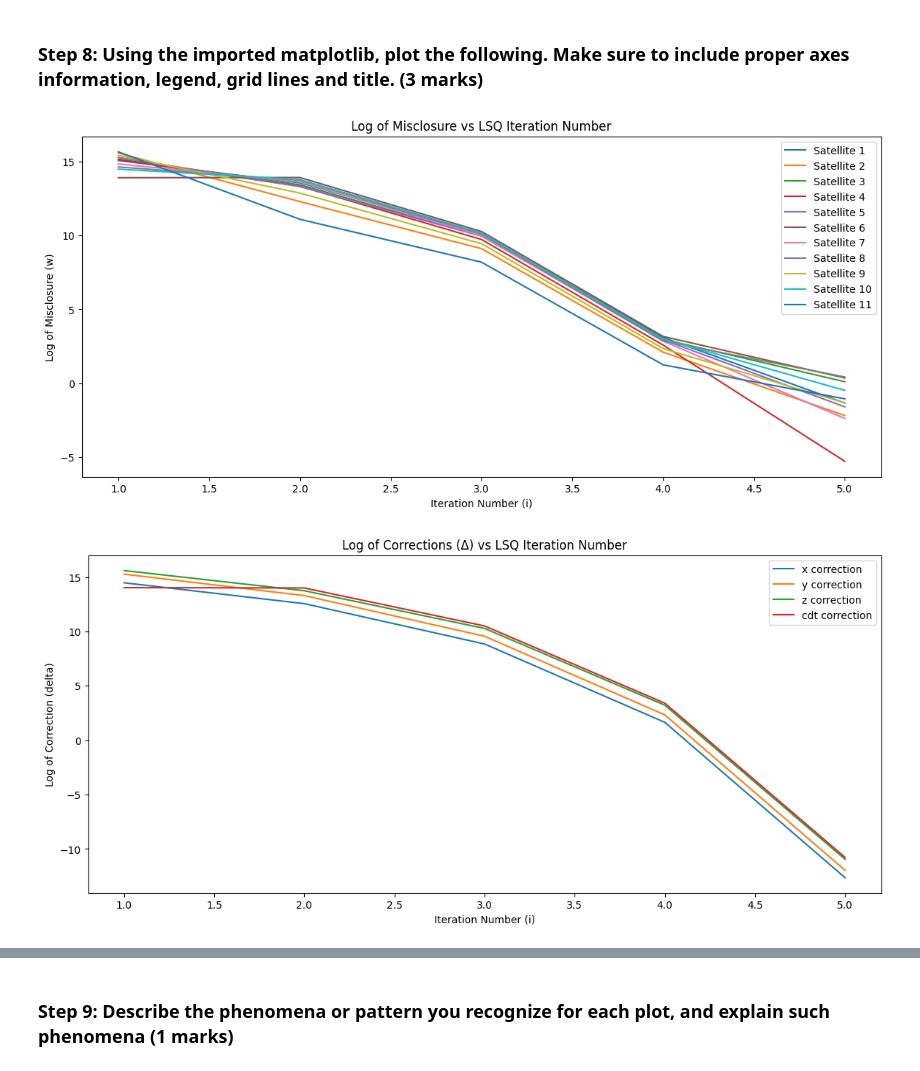
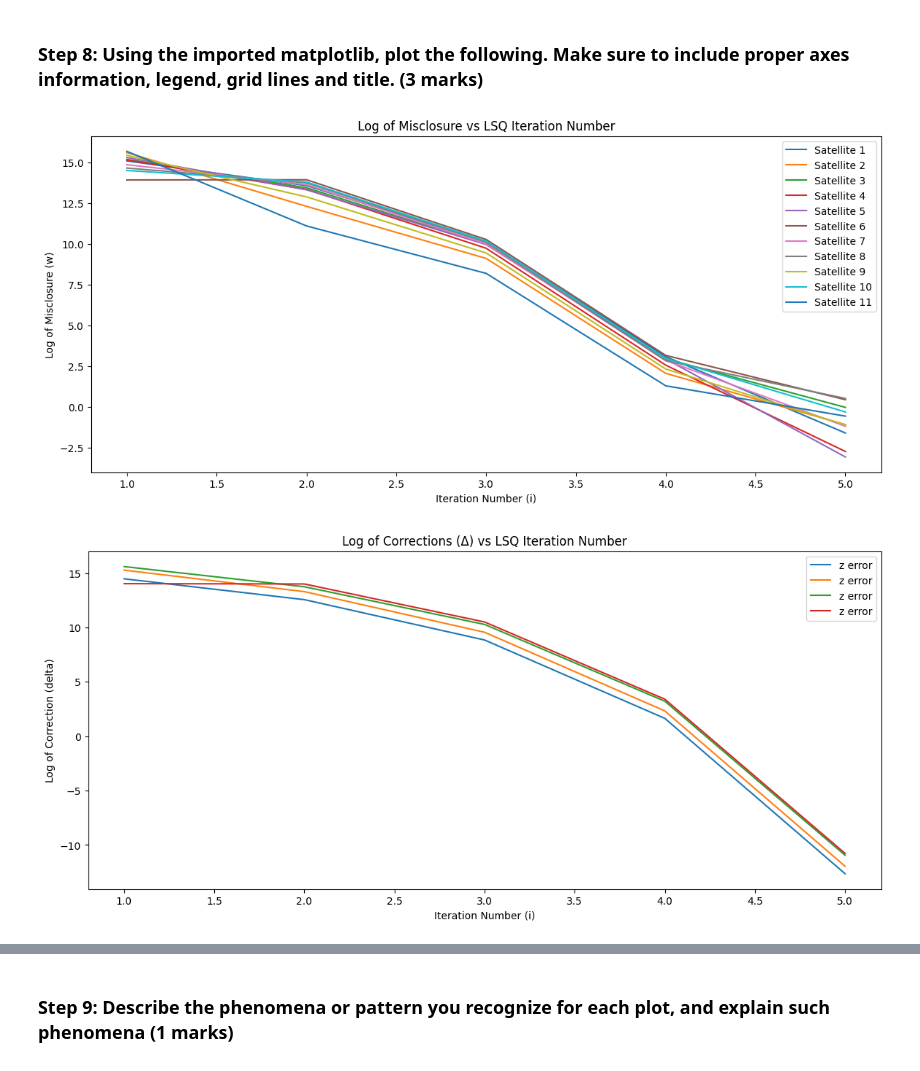
Before and after one commit to karafitzgerald/ENGG680_2025_Fall, a Jupyter notebook: Lab_Assignment_2/Assignment2_Upload.ipynb, the cells around one changed output, grey strips where cells are left out. Drawn from its saved outputs; the diff is of its cells as text; code cells hidden in the pictures.

```diff
--- a/Lab_Assignment_2/Assignment2_Upload.ipynb
+++ b/Lab_Assignment_2/Assignment2_Upload.ipynb
@@ -101,10 +104,15 @@ GroundTruth=np.array([-1633489.37967725,	-3651627.18250363,	4952481.61954918])
 #compute distances and output dynamic array sizing
 
 def euclidean_norm(receiver_pos, satellite_pos):
-    # receiver_pos must be shape (1,3)
-    diff = satellite_pos - receiver_pos[0,:3]
+    # receiver_pos should be shape (3,) for x,y,z coordinates
+    receiver_xyz = receiver_pos
+
+    #satellite_pos shape is [n,3]
+    diff = satellite_pos - receiver_xyz
+
     #dynamic resizing
     distance = np.linalg.norm(diff, axis=1).reshape(-1,1)
+    #distance shape [n,1]
     return distance
 # %% [markdown]
 ## **Non-linear LSE (15 Marks)**
@@ -114,7 +122,9 @@ def euclidean_norm(receiver_pos, satellite_pos):
 #weight matrix is the inverse of the covariance matrix based on n, where variance = 1.2
 #inverting gives 1/1.2
 
-P = (1/1.2)* np.identity(n)
+weight_val = 1/1.2
+
+P = weight_val* np.eye(n)
 # %% [markdown]
 ### Step 2: set the initial states as [100.0, -50.0, 25.0, 1000.0] (0.5 mark)
 # %%
@@ -219,10 +229,11 @@ def design_matrix(receiver_pos, satellite_pos, distance):
     c1 = (r_x - satellite_pos[:,0]) / distance[:,0]
     c2 = (r_y - satellite_pos[:,1]) / distance[:,0]
     c3 = (r_z - satellite_pos[:,2]) / distance[:,0]
-    c4 = -np.ones((n,))
+    c4 = np.ones((n,))
 
     # stack columns horizontally
     A = np.column_stack((c1, c2, c3, c4))
+
     return A
 # %% [markdown]
 ### Step 5: start the iteration for the LSE (4 mark)
@@ -350,68 +376,37 @@ Estimated Measurements Residuals (w):
 # (1 marks)
 
 # Shape becomes (num_iterations, num_satellites) to be compatible
-arr_w_np = np.concatenate(arr_w, axis=1).T  # transpose so iterations = rows
+ # transpose so iterations = rows
+arr_w_np = np.vstack(arr_w)
 
 # Create figure
 plt.figure(figsize=(14, 6))
 
 # Plot log misclosure for each satellite over iterations
 for sat in range(arr_w_np.shape[1]):
     plt.plot(arr_i, np.log(np.abs(arr_w_np[:, sat])), label=f'Satellite {sat+1}')
 
 # plot labels/characteristics
 plt.xlabel('Iteration Number (i)')
 plt.ylabel('Log of Misclosure (w)')
 plt.title('Log of Misclosure vs LSQ Iteration Number')
 plt.legend()
 plt.show()
 
-
 # 2. Plot log of the corrections delta against the LSQ iteration number i
 # (1 marks)
-# Convert list of correction arrays into a 2D NumPy array
 arr_delta_np = np.vstack(arr_delta)
 
-# Create a figure
-plt.figure(figsize=(14,6))
+plt.figure(figsize=(14, 6))
 
-# Loop through each unknown (x, y, z, clock bias)
-labels = ['x correction', 'y correction', 'z correction', 'cdt correction']
 for j in range(arr_delta_np.shape[1]):
-    #absolute first to avoid negative logs
-    plt.plot(arr_i, np.log(np.abs(arr_delta_np[:, j])), label=labels[j])
+    plt.plot(arr_i, np.log(np.abs(arr_delta_np[:, j])), label= labels[i])
 
-# Plot settings
 plt.xlabel('Iteration Number (i)')
 plt.ylabel('Log of Correction (delta)')
 plt.title('Log of Corrections (Δ) vs LSQ Iteration Number')
 plt.legend()
 plt.show()
-
-
-
-# 3. Plot log of the 3D position errors against the LSQ iteration number i
-# (1 marks)
-
-# Shape ajustment
-arr_err_np = np.vstack(arr_err_pos)
-
-# Create figure
-plt.figure(figsize=(14, 6))
-
-#labels for error components
-labels = ['x error', 'y error', 'z error']
-
-# Plot log misclosure for each satellite over iterations
-for i in range(arr_err_np.shape[1]):
-    plt.plot(arr_i, np.log(np.abs(arr_err_np[:, i])), label=labels[i])
-
-# plot labels/characteristics
-plt.xlabel('LSQ Iteration Number (i)')
-plt.ylabel('Log of 3D Positional Error')
-plt.title('Log of 3D Positional Error vs LSQ Iteration Number')
-plt.legend()
-plt.show()
 # %% [output]
-[figure, old version]
+[figure, new version]
-[figure, old version]
+[figure, new version]
```
Also changed, not shown: parts of 14 cells of this notebook.
